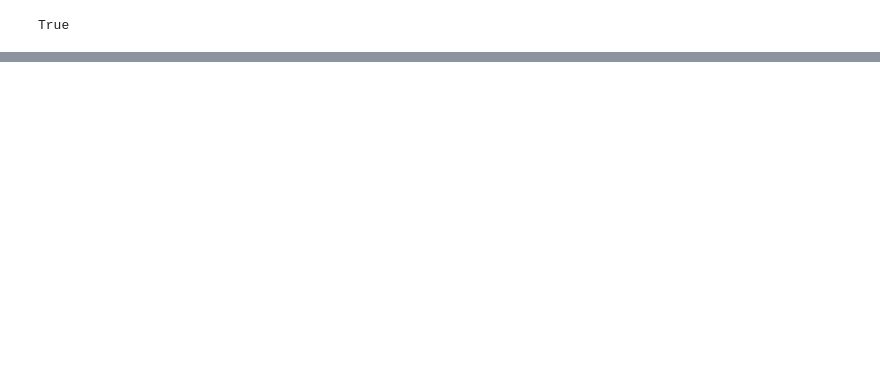
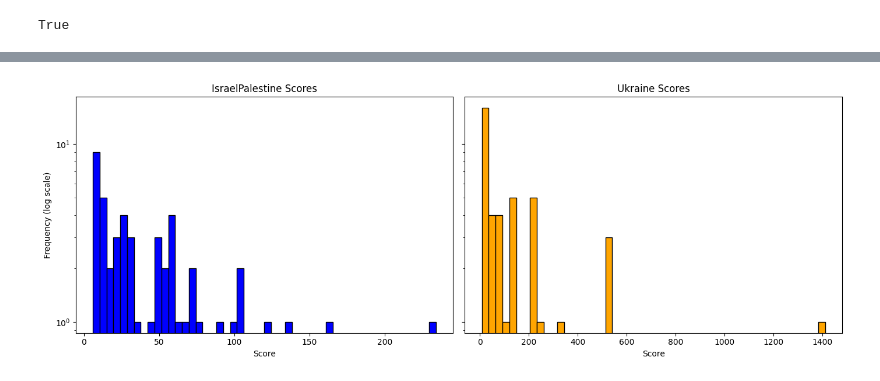
Before and after one commit to AnnaVerbytska/Migration_Sentiment, a Jupyter notebook: notebooks/get_data.ipynb, the cells around one changed output, grey strips where cells are left out. Drawn from its saved outputs; the diff is of its cells as text; code cells hidden in the pictures; blank space fills up the shorter version.

```diff
--- a/notebooks/get_data.ipynb
+++ b/notebooks/get_data.ipynb
@@ -54,0 +19,2 @@ Posted on: 2020-09-12 19:53:16
+# %%
+df = pd.read_csv('../data/reddit_raw.csv')  # Load the dataset
@@ -54,0 +99,17 @@ Posted on: 2020-09-12 19:53:16
+# %%
+fig, axes = plt.subplots(1, 2, figsize=(14, 5), sharey=True)
+scores_israel = df[df['subreddit'] == 'IsraelPalestine']['score']
+scores_ukraine = df[df['subreddit'] == 'ukraine']['score']
+axes[0].hist(scores_israel, bins=50, color='blue', edgecolor='black', log=True)
+axes[0].set_title('IsraelPalestine Scores')
+axes[0].set_xlabel('Score')
+axes[0].set_ylabel('Frequency (log scale)')
+
+axes[1].hist(scores_ukraine, bins=50, color='orange', edgecolor='black', log=True)
+axes[1].set_title('Ukraine Scores')
+axes[1].set_xlabel('Score')
+
+plt.tight_layout()
+plt.show()
+# %% [output]
+[figure, added]
```
Also changed, not shown: parts of 13 cells of this notebook, 3 other files.
